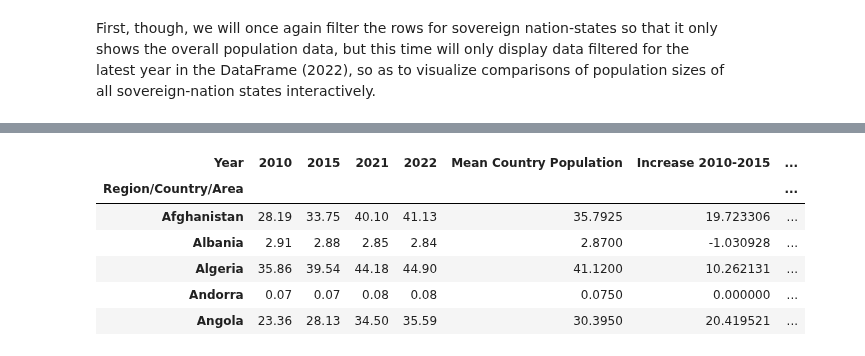
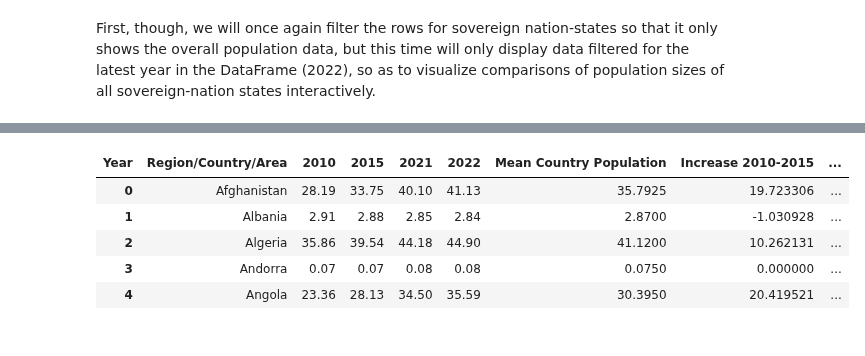
Before and after one commit to DominicSimpson/UN-Population-Dataset-Project, a Jupyter notebook: notebooks/unpopulationstatistics.ipynb, the cells around one changed output, grey strips where cells are left out. Cells and saved outputs as stored; diff of their text form; code cells hidden in the pictures.

```diff
--- a/notebooks/unpopulationstatistics.ipynb
+++ b/notebooks/unpopulationstatistics.ipynb
@@ -809,30 +814,35 @@ show(p)
 # %%
 # Calcuates the mean and percentage of population increase of every sovereign nation-state in the world over the four given years
 # without having to list each country manually, as I did with the continents in the equivalent code above
 
 df1_filtered_for_percent = df1[(df1['Series'] == 'Population mid-year estimates (millions)') &
                   (df1['Sovereign nation-state'] == 'Yes')]
 
 df1_sovnations_popincrease_percent = df1_filtered_for_percent.pivot(index='Region/Country/Area', columns='Year', values='Value')
 
 df1_sovnations_popincrease_percent['Mean Country Population'] = df1_sovnations_popincrease_percent.mean(axis=1)
 
 df1_sovnations_popincrease_percent['Increase 2010-2015'] = ((df1_sovnations_popincrease_percent[2015] - df1_sovnations_popincrease_percent[2010]) / df1_sovnations_popincrease_percent[2010]) * 100
 df1_sovnations_popincrease_percent['Increase 2015-2021'] = ((df1_sovnations_popincrease_percent[2021] - df1_sovnations_popincrease_percent[2015]) / df1_sovnations_popincrease_percent[2015]) * 100
 df1_sovnations_popincrease_percent['Increase 2021-2022'] = ((df1_sovnations_popincrease_percent[2022] - df1_sovnations_popincrease_percent[2021]) / df1_sovnations_popincrease_percent[2021]) * 100
 
-df1_sovnations_popincrease_percent['Average Country Population Percentage Increase'] = df1_sovnations_popincrease_percent[['Increase 2010-2015',
-                                                                       'Increase 2015-2021',
-                                                                       'Increase 2021-2022']].mean(axis=1)
+
+
+
+df1_sovnations_popincrease_percent['Average Country Population Percentage Increase'] = df1_sovnations_popincrease_percent[[
+'Increase 2010-2015',
+'Increase 2015-2021',
+'Increase 2021-2022']].mean(axis=1)
+
+df1_sovnations_popincrease_percent = df1_sovnations_popincrease_percent.reset_index()
 
 df1_sovnations_popincrease_percent['Average Country Population Percentage Increase'] = df1_sovnations_popincrease_percent['Average Country Population Percentage Increase'].round(2)
 
 df1_sovnations_popincrease_percent.head()
 # %% [output]
-| Year | 2010 | 2015 | 2021 | 2022 | Mean Country Population | Increase 2010-2015 | ... |
-| Region/Country/Area |  |  |  |  |  |  | ... |
-| Afghanistan | 28.19 | 33.75 | 40.10 | 41.13 | 35.7925 | 19.723306 | ... |
-| Albania | 2.91 | 2.88 | 2.85 | 2.84 | 2.8700 | -1.030928 | ... |
-| Algeria | 35.86 | 39.54 | 44.18 | 44.90 | 41.1200 | 10.262131 | ... |
-| Andorra | 0.07 | 0.07 | 0.08 | 0.08 | 0.0750 | 0.000000 | ... |
-| Angola | 23.36 | 28.13 | 34.50 | 35.59 | 30.3950 | 20.419521 | ... |
+| Year | Region/Country/Area | 2010 | 2015 | 2021 | 2022 | Mean Country Population | Increase 2010-2015 | ... |
+| 0 | Afghanistan | 28.19 | 33.75 | 40.10 | 41.13 | 35.7925 | 19.723306 | ... |
+| 1 | Albania | 2.91 | 2.88 | 2.85 | 2.84 | 2.8700 | -1.030928 | ... |
+| 2 | Algeria | 35.86 | 39.54 | 44.18 | 44.90 | 41.1200 | 10.262131 | ... |
+| 3 | Andorra | 0.07 | 0.07 | 0.08 | 0.08 | 0.0750 | 0.000000 | ... |
+| 4 | Angola | 23.36 | 28.13 | 34.50 | 35.59 | 30.3950 | 20.419521 | ... |
```
Also changed, not shown: parts of 5 cells of this notebook.
